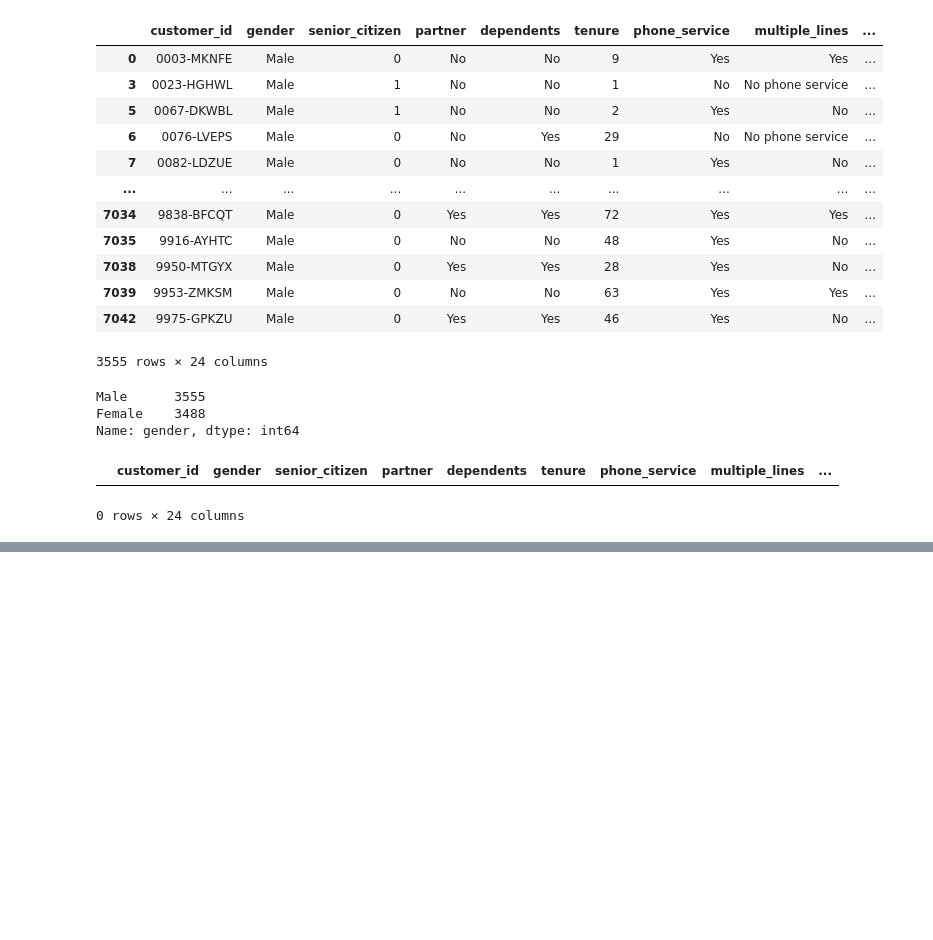
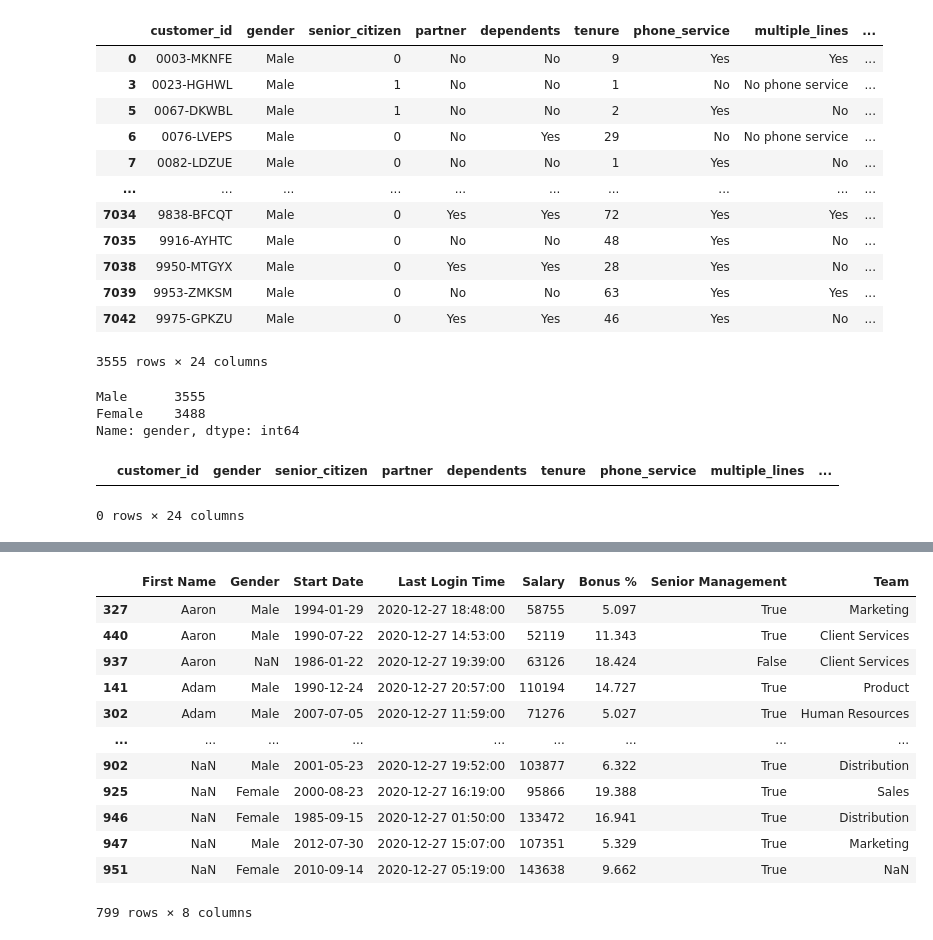
Before and after one commit to matt-c-knight/Udemy-data_analysis_pandas, a Jupyter notebook: DataFrames2.ipynb, the cells around one changed output, grey strips where cells are left out. Cells and saved outputs as stored; diff of their text form; code cells hidden in the pictures; blank space fills up the shorter version.

Commit message:
dropping duplicates

```diff
--- a/DataFrames2.ipynb
+++ b/DataFrames2.ipynb
@@ -482,0 +529,6 @@ IndexingError: Unalignable boolean Series provided as indexer (index of the bool
+# %%
+df = pd.read_csv('employees.csv', parse_dates = ['Start Date', 'Last Login Time'])
+# df['Start Date'] = pd.to_datetime(df['Start Date'])
+# df['Last Login Time'] = pd.to_datetime(df['Last Login Time'])
+df['Senior Management'] = df['Senior Management'].astype('bool')
+df['Gender'] = df['Gender'].astype('category')
@@ -482,0 +546,2 @@ IndexingError: Unalignable boolean Series provided as indexer (index of the bool
+# %%
+df.sort_values("First Name", inplace=True)
@@ -482,0 +557,19 @@ IndexingError: Unalignable boolean Series provided as indexer (index of the bool
+# %%
+#First occurance isn't a duplicate
+#Keep parameter is default, can also use last
+#Keep false will provide a df with all duplicates
+df[df['First Name'].duplicated(keep='first')]
+# %% [output]
+|  | First Name | Gender | Start Date | Last Login Time | Salary | Bonus % | Senior Management | Team |
+| 327 | Aaron | Male | 1994-01-29 | 2020-12-27 18:48:00 | 58755 | 5.097 | True | Marketing |
+| 440 | Aaron | Male | 1990-07-22 | 2020-12-27 14:53:00 | 52119 | 11.343 | True | Client Services |
+| 937 | Aaron | NaN | 1986-01-22 | 2020-12-27 19:39:00 | 63126 | 18.424 | False | Client Services |
+| 141 | Adam | Male | 1990-12-24 | 2020-12-27 20:57:00 | 110194 | 14.727 | True | Product |
+| 302 | Adam | Male | 2007-07-05 | 2020-12-27 11:59:00 | 71276 | 5.027 | True | Human Resources |
+| ... | ... | ... | ... | ... | ... | ... | ... | ... |
+| 902 | NaN | Male | 2001-05-23 | 2020-12-27 19:52:00 | 103877 | 6.322 | True | Distribution |
+| 925 | NaN | Female | 2000-08-23 | 2020-12-27 16:19:00 | 95866 | 19.388 | True | Sales |
+| 946 | NaN | Female | 1985-09-15 | 2020-12-27 01:50:00 | 133472 | 16.941 | True | Distribution |
+| 947 | NaN | Male | 2012-07-30 | 2020-12-27 15:07:00 | 107351 | 5.329 | True | Marketing |
+| 951 | NaN | Female | 2010-09-14 | 2020-12-27 05:19:00 | 143638 | 9.662 | True | NaN |
+799 rows × 8 columns
```
Also changed, not shown: parts of 31 cells of this notebook.
